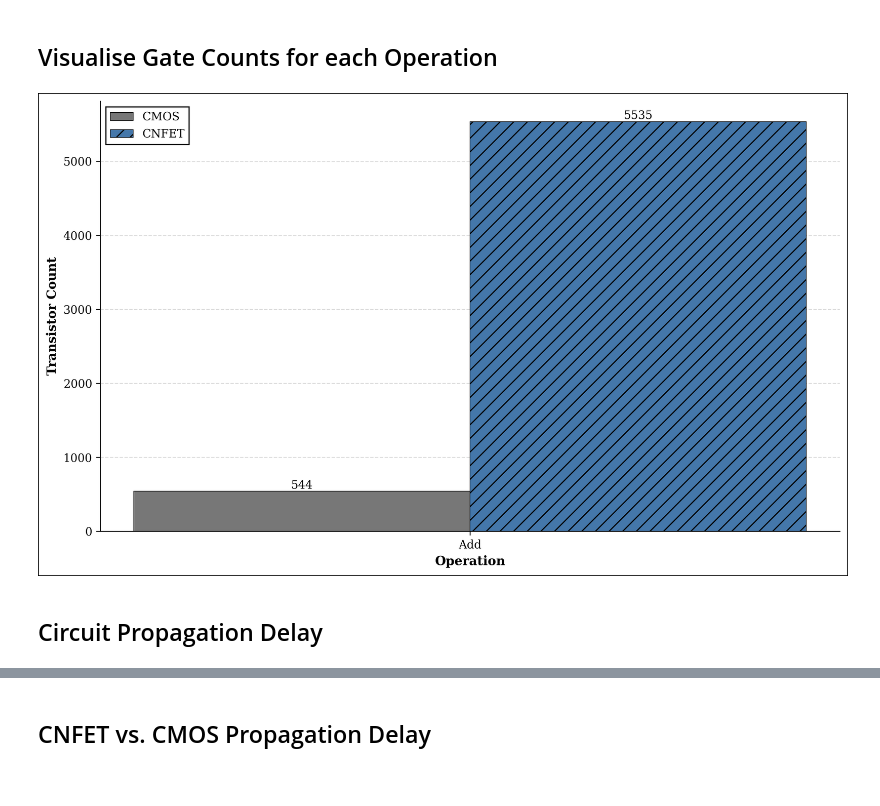
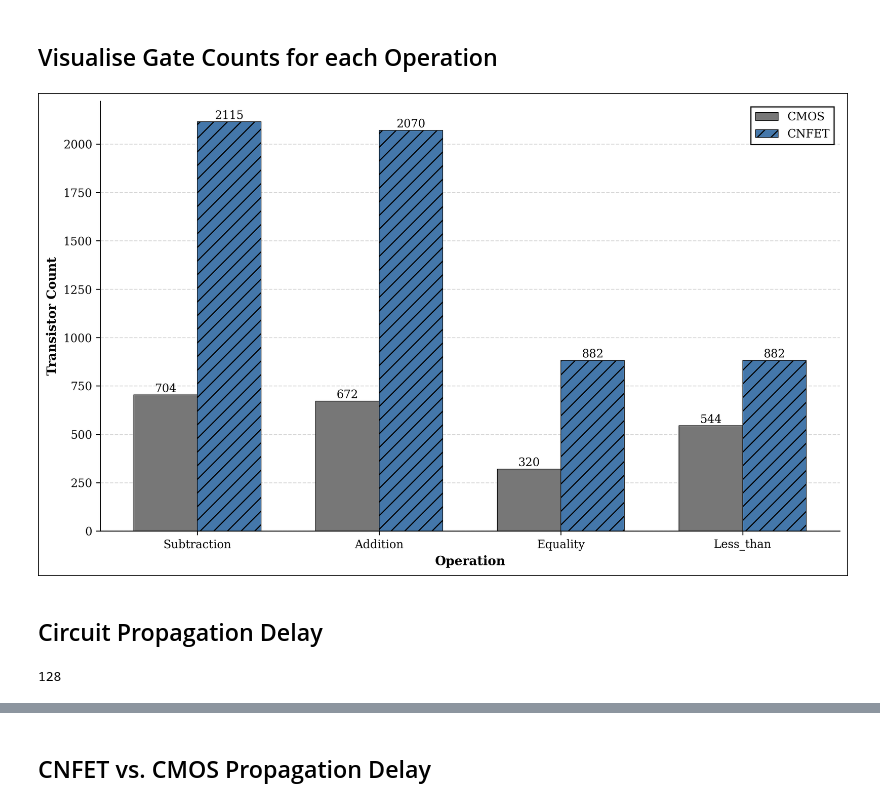
Before and after one commit to TimFoundATerminal/mvl-processors, a Jupyter notebook: program_analysis.ipynb, the cells around one changed output, grey strips where cells are left out. Saved outputs shown, nothing was run; the diff lists cells and outputs as text; code cells hidden in the pictures.

Commit message:
update result figures

```diff
--- a/program_analysis.ipynb
+++ b/program_analysis.ipynb
@@ -87,7 +98,8 @@ plt.rcParams.update({
 })
 
 # Get all gate types and operations
-gates = ['NOT', 'AND', 'OR', 'XOR']
+basic_gates = ['NOT', 'AND', 'OR', 'XOR']
+all_gates = ['NOT', 'AND', 'OR', 'XOR', 'ANY']
 ops = gc_df['operation'].unique()
 
 def plot_gate_usage(gc_df, gate_types, operations, figure_name=None, n_cols=3):
@@ -126,16 +138,16 @@ def plot_gate_usage(gc_df, gate_types, operations, figure_name=None, n_cols=3):
         if not binary_data.empty:
             binary_values = binary_data[gate_types].iloc[0].tolist()
 
-        # binary_bars = ax.bar(x - width/2, binary_values, width, label='Binary',
-        #                     color=binary_color, edgecolor='black', linewidth=0.5, hatch=binary_hatch)
+        binary_bars = ax.bar(x - width/2, binary_values, width, label='Binary',
+                            color=binary_color, edgecolor='black', linewidth=0.5, hatch=binary_hatch)
 
         # Plot ternary data (right bars)
         ternary_values = [0] * len(gate_types)
         if not ternary_data.empty:
             ternary_values = ternary_data[gate_types].iloc[0].tolist()
 
-        # ternary_bars = ax.bar(x + width/2, ternary_values, width, label='Ternary',
-        #                     color=ternary_color, edgecolor='black', linewidth=0.5, hatch=ternary_hatch)
+        ternary_bars = ax.bar(x + width/2, ternary_values, width, label='Ternary',
+                            color=ternary_color, edgecolor='black', linewidth=0.5, hatch=ternary_hatch)
 
         # Add value labels on bars
         for j, v in enumerate(binary_values):
@@ -218,17 +227,19 @@ gate_transistors = {
         'NAND': 4,
         'OR': 6,
         'NOR': 4,
-        'XOR': 8,
+        'XOR': 12,
     },
     'CNFET' : {
+        'NTI': 5,
         'NOT': 5,
+        'PTI': 5,
         'AND': 15,
         'NAND': 10,
         'OR': 15,
         'NOR': 10,
         'XOR': 18,
+        'ANY': 7,
         'CONS': 55,
-        'ANY': 55,
     }
 }
 
@@ -384,11 +401,68 @@ def plot_transistor_comparison(gc_df, operations, figure_name=None):
 # %%
 basic_operations = ['not', 'and', 'or', 'xor']
 complex_operations = list(set(ops) - set(basic_operations))
+complex_operations.remove('multiplication')
 
 # fig = plot_transistor_comparison(gc_df, basic_operations)
 plot_transistor_comparison(gc_df, basic_operations, figure_name='basic_transistor_count')
 plot_transistor_comparison(gc_df, complex_operations, figure_name='complex_transistor_count')
 # %% [output]
-[figure, old version]
+[figure, new version]
 # %% [markdown]
 ## Circuit Propagation Delay
+# %%
+circuit_propagation_delay = {
+    'CMOS' : {
+        'NOT': 1,
+        'AND': 2,
+        'NAND': 2,
+        'OR': 2,
+        'NOR': 2,
+        'XOR': 3,
+        'Half Adder': 3, # 1x XOR
+        'Full Adder': 8, # 2x Half Adder, 1x OR
+    },
+    'CNFET' : {
+        'NOT': 2,
+        'NTI': 2,
+        'PTI': 2,
+        'AND': 5,
+        'NAND': 3,
+        'OR': 5,
+        'NOR': 3,
+        'XOR': 4,
+        'CONS': 12, # 1x PTI, 2x AND
+        'ANY': 6,
+        'Addition': 18, # 3x ANY
+        'Half Adder': 18, # 1x Addition
+        'Full Adder': 42, # 2x Half Adder, 1x ANY
+    }
+}
+
+cpd = circuit_propagation_delay
+
+BIN_WIDTH = 16
+TER_WIDTH = 9
+
+print(BIN_WIDTH * cpd['CMOS']['Full Adder'])
+
+operation_delay = {
+    'binary': {
+        'not': 1,
+        'and': 2,
+        'or': 2,
+        'xor': 3,
+        'addition': int(BIN_WIDTH * cpd['CMOS']['Full Adder']),
+        'subtraction': int(1 + BIN_WIDTH * cpd['CMOS']['Full Adder']),
+    },
+    'ternary': {
+        'not': 2,
+        'and': 5,
+        'or': 5,
+        'xor': 4,
+        'addition': int(TER_WIDTH * cpd['CNFET']['Full Adder']),
+        'subtraction': int(1 + TER_WIDTH * cpd['CNFET']['Full Adder']),
+    }
+}
+# %% [output]
+128
```
Also changed, not shown: parts of 5 cells of this notebook, 6 other files.
